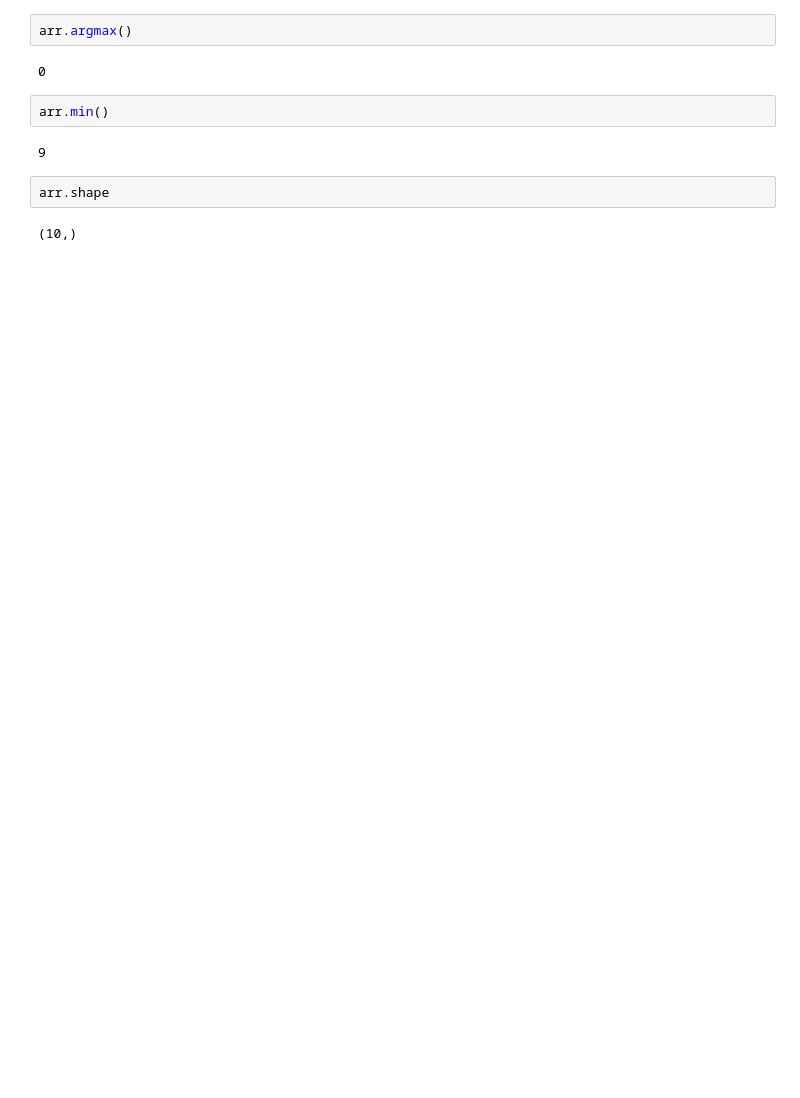
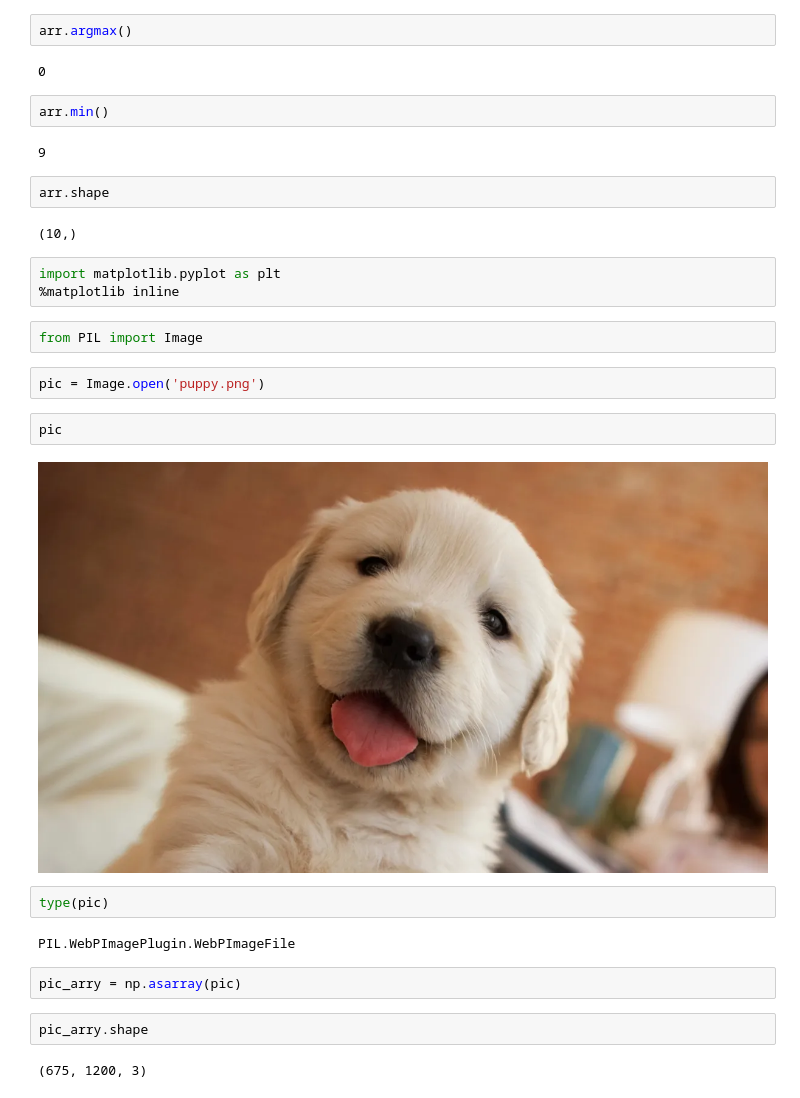
Before and after one commit to sohaildua/ComputerVision, a Jupyter notebook: NumpyWithImages.ipynb, the cells around one changed output. Saved outputs shown, nothing was run; the diff lists cells and outputs as text; blank space fills up the shorter version.

```diff
--- a/NumpyWithImages.ipynb
+++ b/NumpyWithImages.ipynb
@@ -48,3 +48,24 @@ arr.min()
 arr.shape
 # %% [output]
 (10,)
+# %%
+import matplotlib.pyplot as plt
+%matplotlib inline
+# %%
+from PIL import Image
+# %%
+pic = Image.open('puppy.png')
+# %%
+pic
+# %% [output]
+[figure, added]
+# %%
+type(pic)
+# %% [output]
+PIL.WebPImagePlugin.WebPImageFile
+# %%
+pic_arry = np.asarray(pic)
+# %%
+pic_arry.shape
+# %% [output]
+(675, 1200, 3)
```
Also changed, not shown: parts of 8 cells of this notebook.
